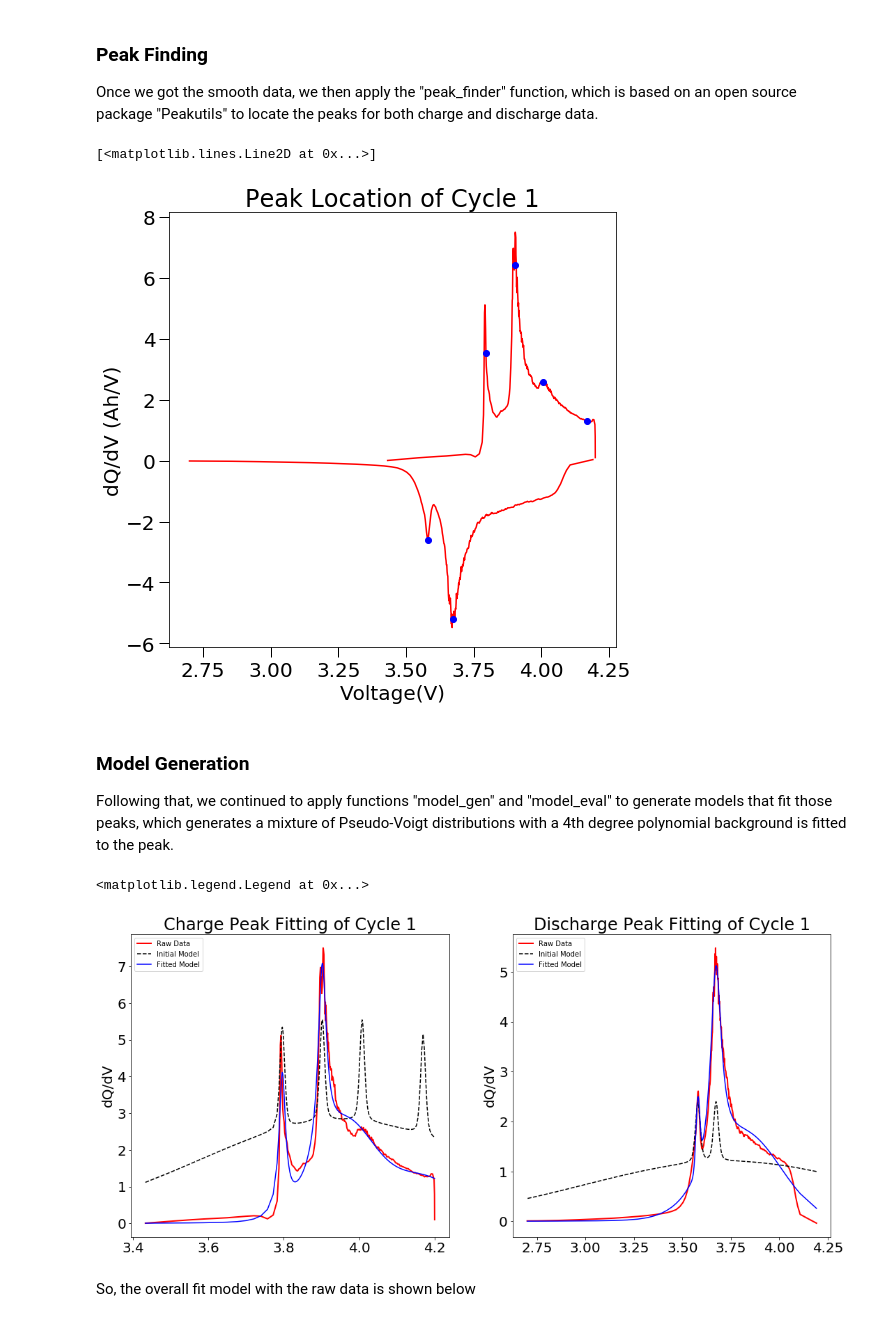
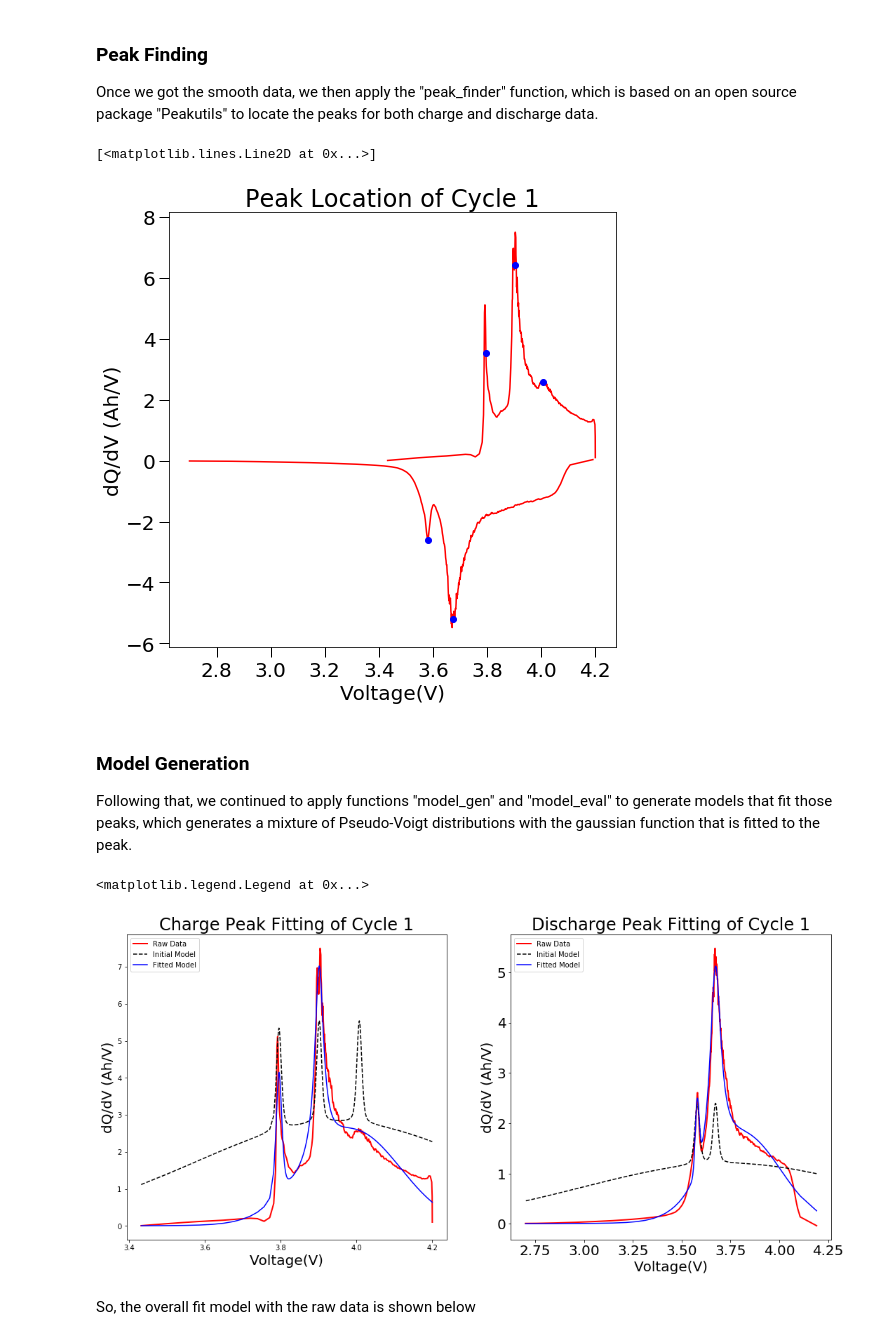
Before and after one commit to nicolet5/DiffCapAnalyzer, a Jupyter notebook: examples/Detailed_Steps_Example.ipynb, the cells around one changed output. Drawn from its saved outputs; the diff is of its cells as text; code cells hidden in the pictures.

```diff
--- a/examples/Detailed_Steps_Example.ipynb
+++ b/examples/Detailed_Steps_Example.ipynb
@@ -162,7 +162,8 @@ else:
 import peakutils
 import scipy.signal
 
-peak_thresh=.3/max(charge['Smoothed_dQ/dV'])
+peak_thresh=2/max(charge['Smoothed_dQ/dV'])
+# user can change the above peak_thresh to adjust the sensitivity of the peak_finder
 
 # apply peak_finder
 i_charge, volts_i_ch, peak_heights_c = dct.peak_finder(charge,'c', windowlength, polyorder, datatype, lenmax, peak_thresh)
@@ -186,10 +187,10 @@ plt.plot(discharge['Voltage(V)'][i_discharge], discharge['Smoothed_dQ/dV'][i_dis
 # plt.savefig(fname = 'MyExampleCycle_peak_finder.png', bbox_inches='tight', dpi = 600)
 # %% [output]
 [<matplotlib.lines.Line2D at 0x...>]
-[figure, old version]
+[figure, new version]
 # %% [markdown]
 ### Model Generation
-Following that, we continued to apply functions "model_gen" and "model_eval" to generate models that fit those peaks, which generates a mixture of Pseudo-Voigt distributions with a 4th degree polynomial background is fitted to the peak.
+Following that, we continued to apply functions "model_gen" and "model_eval" to generate models that fit those peaks, which generates a mixture of Pseudo-Voigt distributions with the gaussian function that is fitted to the peak.
 # %%
 # change the number of cyc according to the cycle number
 cyc = 1
@@ -233,36 +234,38 @@ else:
 if new_df_mody_c is not None or new_df_mody_d is not None:
     new_df_mody = pd.concat([new_df_mody_c, new_df_mody_d], axis=0)
 else:
     new_df_mody = None
 
 new_df_mody
 
 # plots data
 fig5 = plt.figure(figsize = (18,8), facecolor = 'w', edgecolor= 'k')
 
 plt.subplot(1, 2, 1)
 plt.plot(smooth_charge['Voltage(V)'], smooth_charge['Smoothed_dQ/dV'], c = 'red', linewidth = 2, label = 'Smooth Data')
 plt.plot(smooth_charge['Voltage(V)'], model_c.init_fit, 'k--')
 plt.plot(smooth_charge['Voltage(V)'], model_c.best_fit, 'b-')
-plt.ylabel('dQ/dV')
+plt.xlabel('Voltage(V)', fontsize = 20)
+plt.ylabel('dQ/dV (Ah/V)', fontsize =20)
 plt.rcParams.update({'font.size':20})
 plt.title('Charge Peak Fitting of Cycle 1', fontsize = 24)
 plt.legend(['Raw Data', 'Initial Model', 'Fitted Model'], loc=2, fontsize=10)
 
 plt.subplot(1, 2, 2)
 plt.plot(smooth_discharge['Voltage(V)'], -smooth_discharge['Smoothed_dQ/dV'], c = 'red', linewidth = 2, label = 'Smooth Data')
 plt.plot(smooth_discharge['Voltage(V)'], model_d.init_fit[::-1], 'k--')
 plt.plot(smooth_discharge['Voltage(V)'], model_d.best_fit[::-1], 'b-')
-plt.ylabel('dQ/dV')
+plt.xlabel('Voltage(V)', fontsize = 20)
+plt.ylabel('dQ/dV (Ah/V)', fontsize =20)
 plt.rcParams.update({'font.size':20})
 plt.title('Discharge Peak Fitting of Cycle 1', fontsize = 24)
 plt.legend(['Raw Data', 'Initial Model', 'Fitted Model'], loc=2, fontsize=10)
 
 # Uncomment the following line if you would like to save the plot.
 # plt.savefig(fname = 'MyExampleCycle_generate model', bbox_inches='tight', dpi = 600)
 # %% [output]
 <matplotlib.legend.Legend at 0x...>
-[figure, old version]
+[figure, new version]
 # %% [markdown]
 So, the overall fit model with the raw data is shown below
 # %%
```
Also changed, not shown: parts of 6 cells of this notebook, 1 other file.
